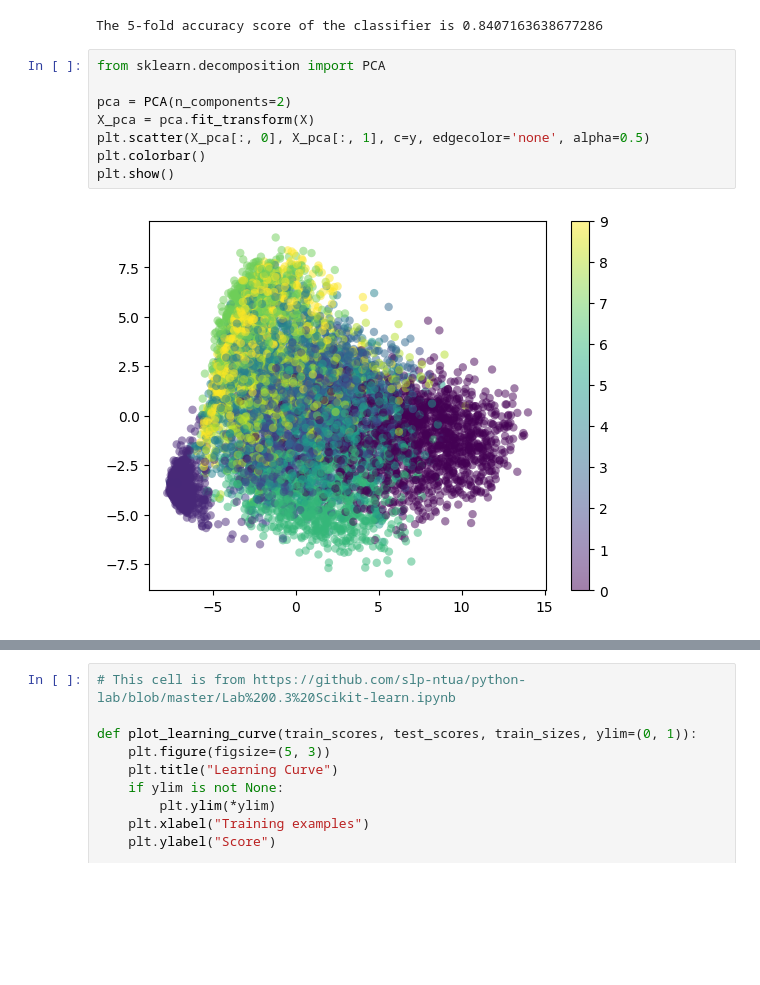
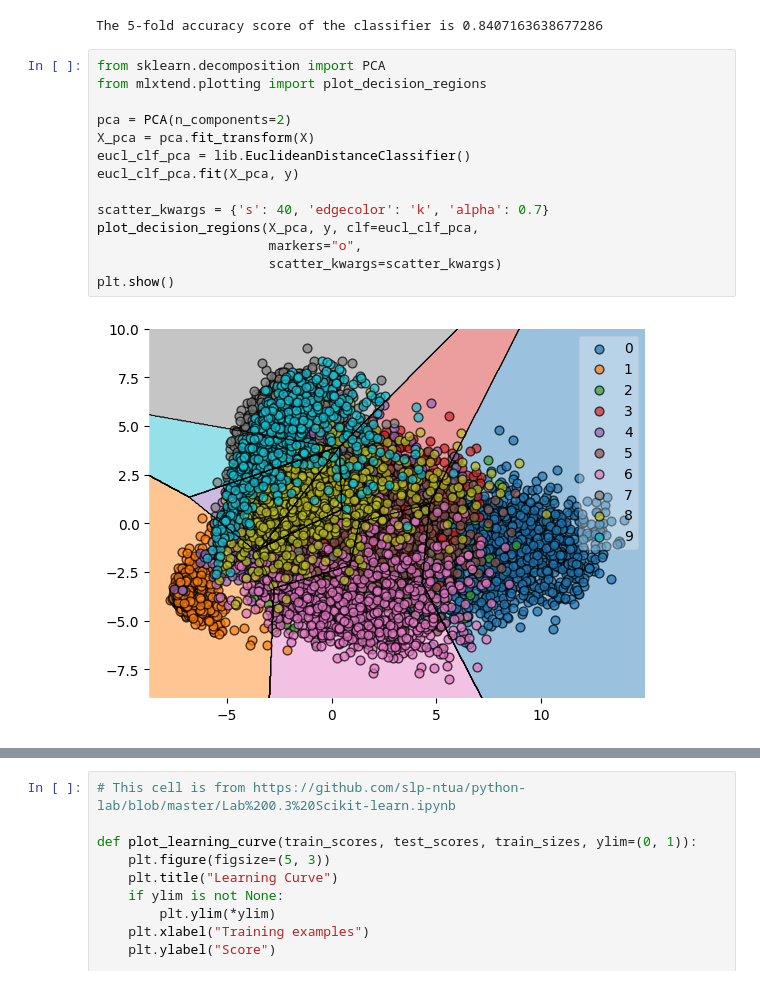
Before and after one commit to JasonChatzitheodorou/PatRec, a Jupyter notebook: Lab1/PatRec_Lab1.ipynb, the cells around one changed output, grey strips where cells are left out. Cells and saved outputs as stored; diff of their text form; blank space fills up the shorter version.

Commit message:
Completed 13b showing decision regions correctly by changing lib.digit_mean so that it works no matter how many components are there on the data and using PCA

```diff
--- a/Lab1/PatRec_Lab1.ipynb
+++ b/Lab1/PatRec_Lab1.ipynb
@@ -159,14 +159,20 @@ print("The 5-fold accuracy score of the classifier is {}".format(score))
 The 5-fold accuracy score of the classifier is 0.8407163638677286
 # %%
 from sklearn.decomposition import PCA
+from mlxtend.plotting import plot_decision_regions
 
 pca = PCA(n_components=2)
 X_pca = pca.fit_transform(X)
-plt.scatter(X_pca[:, 0], X_pca[:, 1], c=y, edgecolor='none', alpha=0.5)
-plt.colorbar()
+eucl_clf_pca = lib.EuclideanDistanceClassifier()
+eucl_clf_pca.fit(X_pca, y)
+
+scatter_kwargs = {'s': 40, 'edgecolor': 'k', 'alpha': 0.7}
+plot_decision_regions(X_pca, y, clf=eucl_clf_pca,
+                      markers="o",
+                      scatter_kwargs=scatter_kwargs)
 plt.show()
 # %% [output]
-[figure, old version]
+[figure, new version]
 # %%
 # In order to plot learning curve use sklearn.learning_curve
 train_sizes, train_scores, test_scores = sklearn.model_selection.learning_curve(
```
Also changed, not shown: parts of 2 cells of this notebook, 2 other files.
